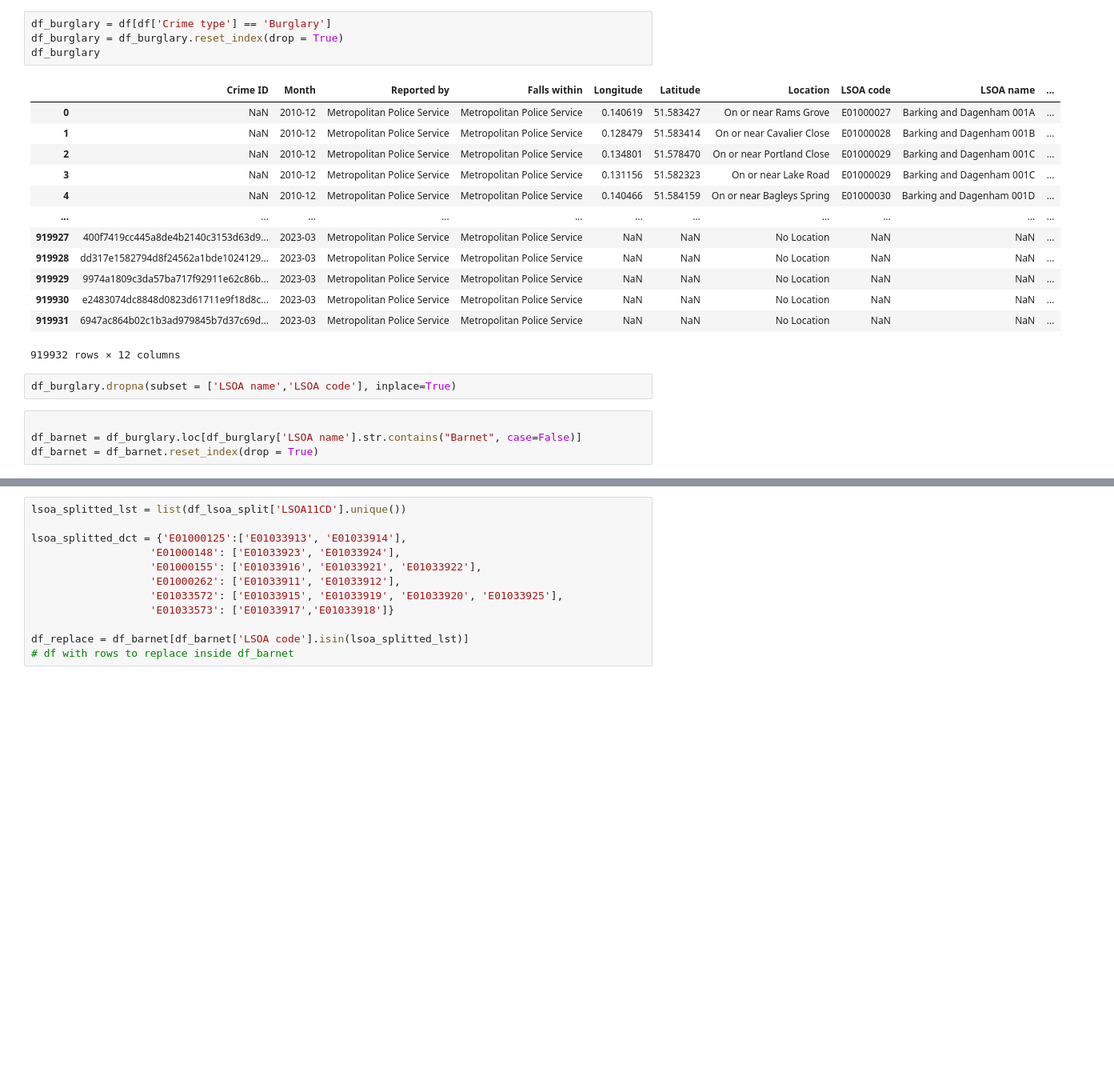
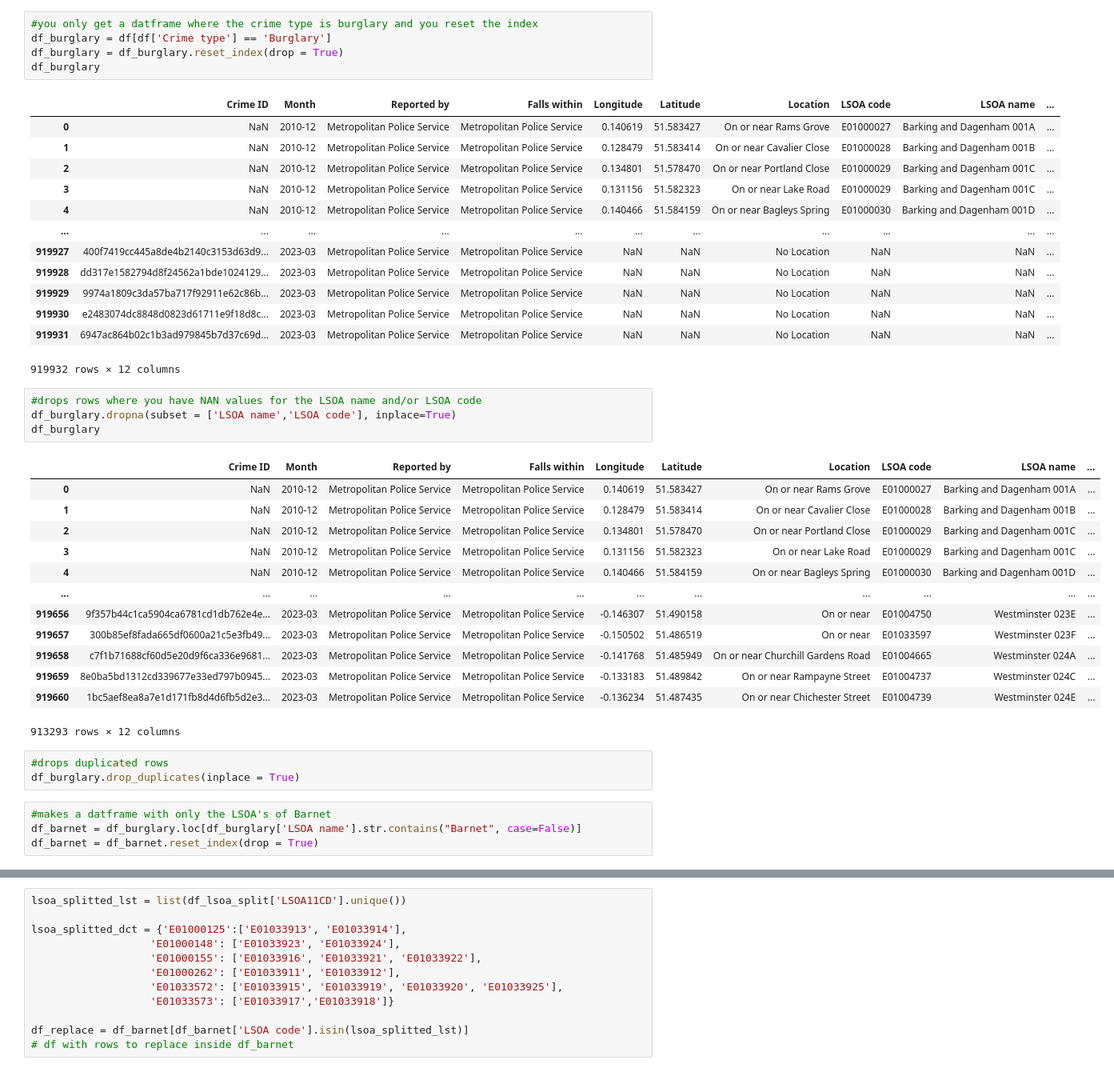
Before and after one commit to sarpakar/JBG050-Group-3, a Jupyter notebook: Preprocessing.ipynb, the cells around one changed output, grey strips where cells are left out. Shown at 80% size. Saved outputs shown, nothing was run; the diff lists cells and outputs as text; blank space fills up the shorter version.

```diff
--- a/Preprocessing.ipynb
+++ b/Preprocessing.ipynb
@@ -21,6 +23,7 @@ df
 | 92832 | 7a43685bfa1543e796c96d81b22436eab... | 2023-03 | Metropolitan Police Service | Metropolitan Police Service | NaN | NaN | No Location | NaN | NaN | ... |
 13167843 rows × 12 columns
 # %%
+#you only get a datframe where the crime type is burglary and you reset the index
 df_burglary = df[df['Crime type'] == 'Burglary']
 df_burglary = df_burglary.reset_index(drop = True)
 df_burglary
@@ -39,9 +42,28 @@ df_burglary
 | 919931 | 6947ac864b02c1b3ad979845b7d37c69d... | 2023-03 | Metropolitan Police Service | Metropolitan Police Service | NaN | NaN | No Location | NaN | NaN | ... |
 919932 rows × 12 columns
 # %%
+#drops rows where you have NAN values for the LSOA name and/or LSOA code
 df_burglary.dropna(subset = ['LSOA name','LSOA code'], inplace=True)
+df_burglary
+# %% [output]
+|  | Crime ID | Month | Reported by | Falls within | Longitude | Latitude | Location | LSOA code | LSOA name | ... |
+| 0 | NaN | 2010-12 | Metropolitan Police Service | Metropolitan Police Service | 0.140619 | 51.583427 | On or near Rams Grove | E01000027 | Barking and Dagenham 001A | ... |
+| 1 | NaN | 2010-12 | Metropolitan Police Service | Metropolitan Police Service | 0.128479 | 51.583414 | On or near Cavalier Close | E01000028 | Barking and Dagenham 001B | ... |
+| 2 | NaN | 2010-12 | Metropolitan Police Service | Metropolitan Police Service | 0.134801 | 51.578470 | On or near Portland Close | E01000029 | Barking and Dagenham 001C | ... |
+| 3 | NaN | 2010-12 | Metropolitan Police Service | Metropolitan Police Service | 0.131156 | 51.582323 | On or near Lake Road | E01000029 | Barking and Dagenham 001C | ... |
+| 4 | NaN | 2010-12 | Metropolitan Police Service | Metropolitan Police Service | 0.140466 | 51.584159 | On or near Bagleys Spring | E01000030 | Barking and Dagenham 001D | ... |
+| ... | ... | ... | ... | ... | ... | ... | ... | ... | ... | ... |
+| 919656 | 9f357b44c1ca5904ca6781cd1db762e4e... | 2023-03 | Metropolitan Police Service | Metropolitan Police Service | -0.146307 | 51.490158 | On or near | E01004750 | Westminster 023E | ... |
+| 919657 | 300b85ef8fada665df0600a21c5e3fb49... | 2023-03 | Metropolitan Police Service | Metropolitan Police Service | -0.150502 | 51.486519 | On or near | E01033597 | Westminster 023F | ... |
+| 919658 | c7f1b71688cf60d5e20d9f6ca336e9681... | 2023-03 | Metropolitan Police Service | Metropolitan Police Service | -0.141768 | 51.485949 | On or near Churchill Gardens Road | E01004665 | Westminster 024A | ... |
+| 919659 | 8e0ba5bd1312cd339677e33ed797b0945... | 2023-03 | Metropolitan Police Service | Metropolitan Police Service | -0.133183 | 51.489842 | On or near Rampayne Street | E01004737 | Westminster 024C | ... |
+| 919660 | 1bc5aef8ea8a7e1d171fb8d4d6fb5d2e3... | 2023-03 | Metropolitan Police Service | Metropolitan Police Service | -0.136234 | 51.487435 | On or near Chichester Street | E01004739 | Westminster 024E | ... |
+913293 rows × 12 columns
+# %%
+#drops duplicated rows
+df_burglary.drop_duplicates(inplace = True)
 # %%
-
+#makes a datframe with only the LSOA's of Barnet
 df_barnet = df_burglary.loc[df_burglary['LSOA name'].str.contains("Barnet", case=False)]
 df_barnet = df_barnet.reset_index(drop = True)
 # %%
```
Also changed, not shown: parts of 3 cells of this notebook.
